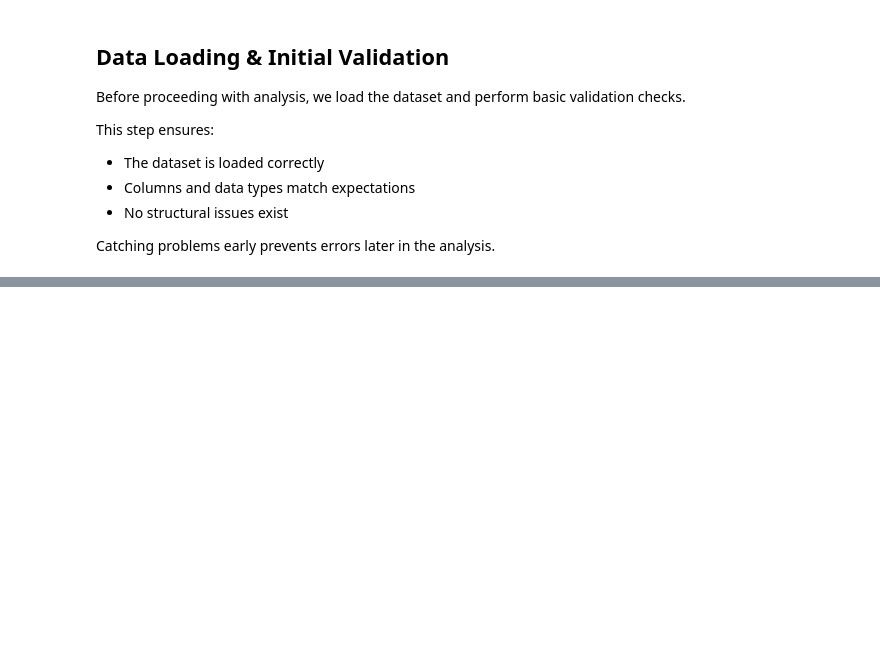
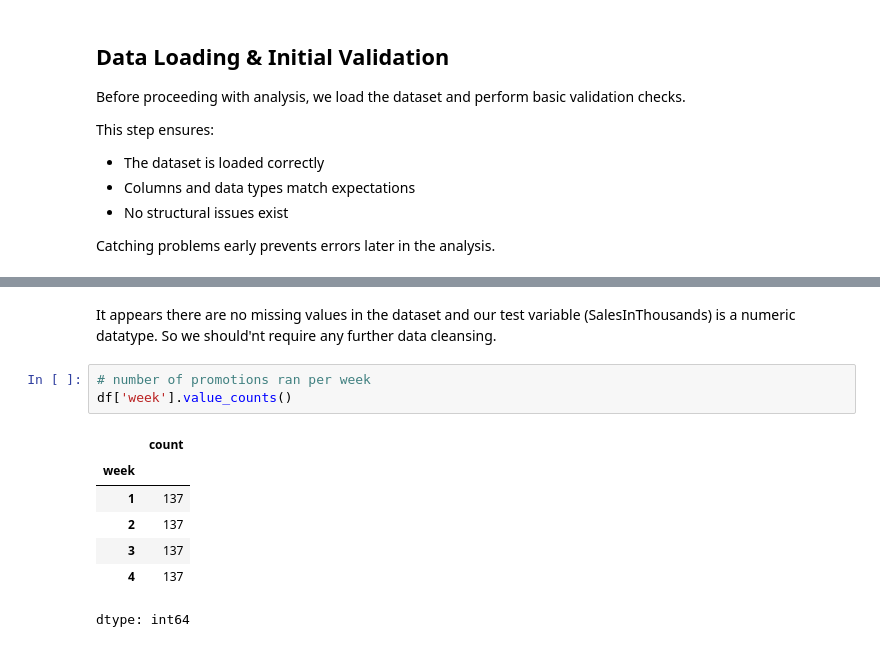
Before and after one commit to ibtihalalf/Sdaia-Bootcamp, a Jupyter notebook: Week2/Projects/P1_Fast_Food_Marketing_Campaign.ipynb, the cells around one changed output, grey strips where cells are left out. Cells and saved outputs as stored; diff of their text form; blank space fills up the shorter version.

```diff
--- a/Week2/Projects/P1_Fast_Food_Marketing_Campaign.ipynb
+++ b/Week2/Projects/P1_Fast_Food_Marketing_Campaign.ipynb
@@ -111,0 +145,14 @@ First 5 rows:
+# %% [markdown]
+
+It appears there are no missing values in the dataset and our test variable (SalesInThousands) is a numeric datatype. So we should'nt require any further data cleansing.
+# %%
+# number of promotions ran per week
+df['week'].value_counts()
+# %% [output]
+|  | count |
+| week |  |
+| 1 | 137 |
+| 2 | 137 |
+| 3 | 137 |
+| 4 | 137 |
+dtype: int64
```
Also changed, not shown: parts of 25 cells of this notebook.
